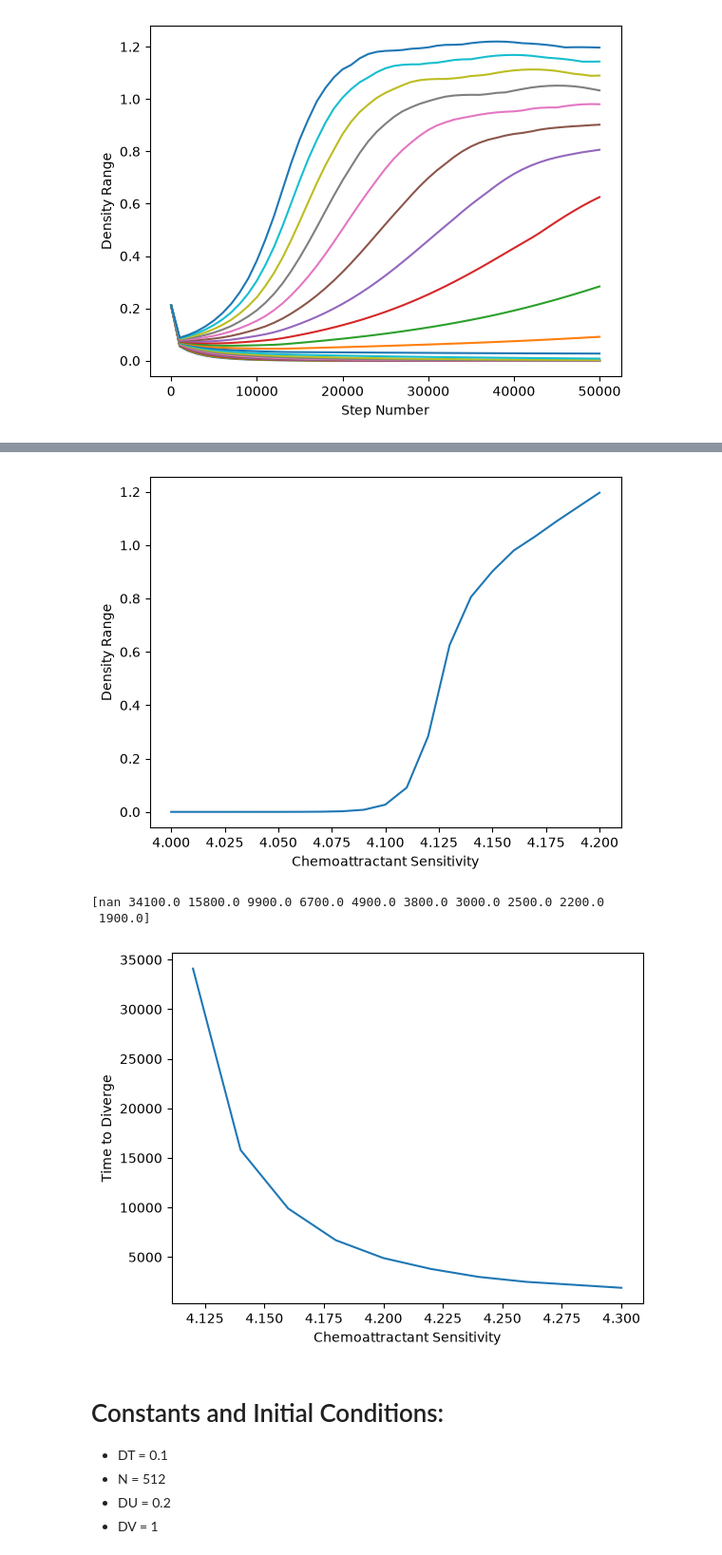
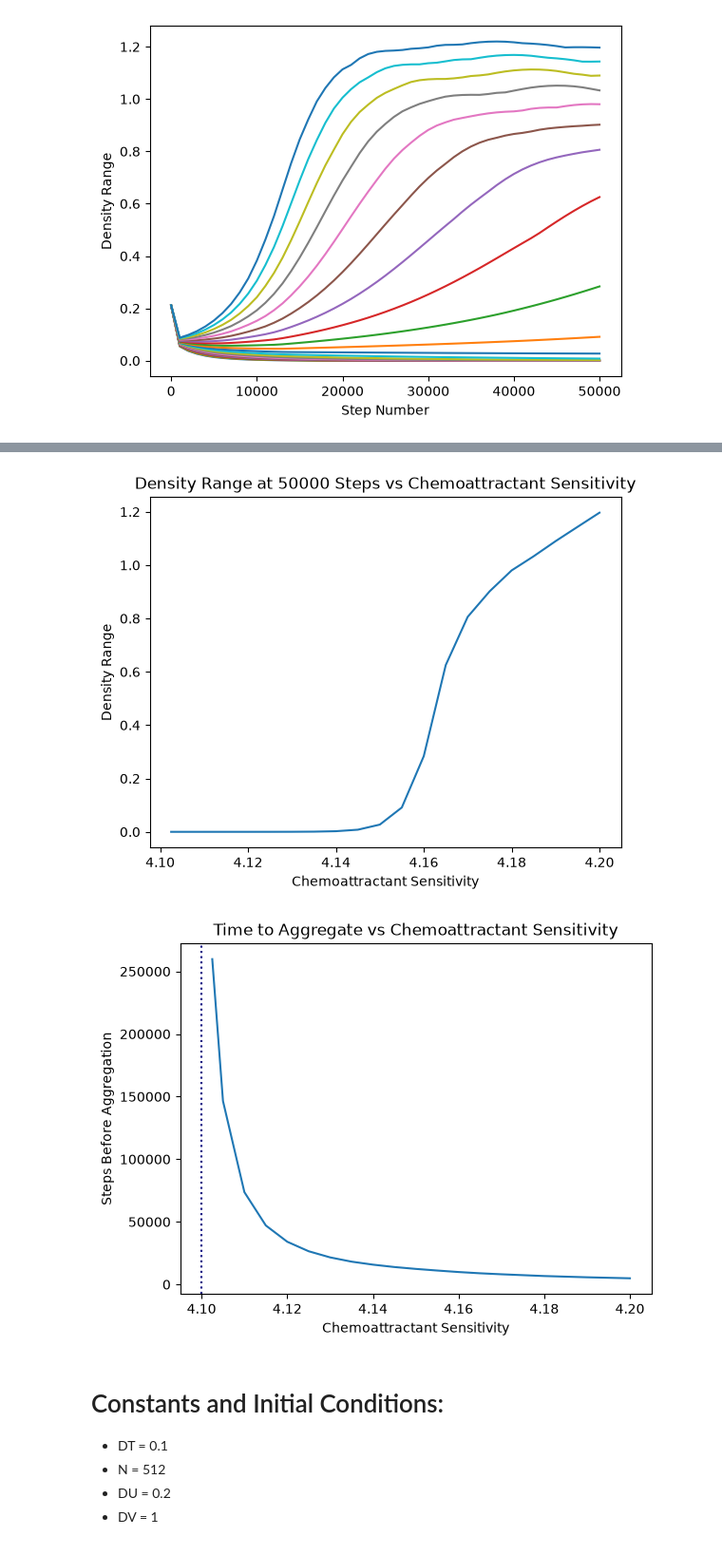
Before and after one commit to zekemarzolf/keller-segel-phase-transitions, a Jupyter notebook: notebooks/keller_segel_logistic_results.ipynb, the cells around one changed output, grey strips where cells are left out. Shown at 95% size. Drawn from its saved outputs; the diff is of its cells as text; code cells hidden in the pictures.

Commit message:
all data and figures ready for logistic write-up

```diff
--- a/notebooks/keller_segel_logistic_results.ipynb
+++ b/notebooks/keller_segel_logistic_results.ipynb
@@ -35,3 +35,14 @@ for i in range(num_files):
     plt.plot(x, density_range, label="Chi="+str(chi_values[i]))
 # %% [output]
 [figure]
+# %%
+filepath1 = "C:/Users/zekem/Documents/keller-segel-phase-transitions/data/runs/keller_segel_logistic/high_resolution_snapshots/chi=3.npz"
+filepath2 = "C:/Users/zekem/Documents/keller-segel-phase-transitions/data/runs/keller_segel_logistic/high_resolution_snapshots/chi=4.5.npz"
+with np.load(filepath1, allow_pickle=True) as data:
+    step1 = data['step']
+    u1 = data['u']
+    v1 = data['v']
+with np.load(filepath2, allow_pickle=True) as data:
+    step2 = data['step']
+    u2 = data['u']
+    v2 = data['v']
@@ -38,28 +64,32 @@ for i in range(num_files):
 # %%
-x = chi_values
 max_density_range = np.empty((num_files))
 for i in range(num_files):
     max_density_range[i] = np.max(us[i, num_points - 1]) - np.min(us[i, num_points - 1])
 plt.xlabel("Chemoattractant Sensitivity")
 plt.ylabel("Density Range")
-plt.plot(x, max_density_range)
+plt.title("Density Range at 50000 Steps vs Chemoattractant Sensitivity")
+plt.plot(chi_values, max_density_range)
+
 plt.show()
 # %% [output]
-[figure, old version]
+[figure, new version]
 # %%
-chi_values = np.round(np.linspace(4.1, 4.3, 11), decimals=3)
-filepath = "C:/Users/zekem/Documents/keller-segel-phase-transitions/data/runs/keller_segel_logistic/density_divergence/test1.npz"
+chi_values = np.round(np.linspace(4.105, 4.2, 20), decimals=5)
+filepath = "C:/Users/zekem/Documents/keller-segel-phase-transitions/data/runs/keller_segel_logistic/density_divergence/chi=4.11-4.2_n_vals=19.npz"
 with np.load(filepath, allow_pickle=True) as data:
     div_steps = data['div_step']
-print(div_steps)
+div_steps = np.insert(div_steps, 0, 146500.0)
+chi_values = np.insert(chi_values, 0, 4.1025)
+div_steps = np.insert(div_steps, 0, 259800.0)
+
 plt.xlabel("Chemoattractant Sensitivity")
-plt.ylabel("Time to Diverge")
+plt.ylabel("Steps Before Aggregation")
+plt.title("Time to Aggregate vs Chemoattractant Sensitivity")
+plt.axvline(x=4.1, color='navy', linestyle=':')
 plt.plot(chi_values, div_steps)
 plt.show()
 # %% [output]
-[nan 34100.0 15800.0 9900.0 6700.0 4900.0 3800.0 3000.0 2500.0 2200.0
- 1900.0]
-[figure, old version]
+[figure, new version]
 # %% [markdown]
 # Constants and Initial Conditions:
 * DT = 0.1
```
Also changed, not shown: parts of 1 cell of this notebook, 11 other files.
